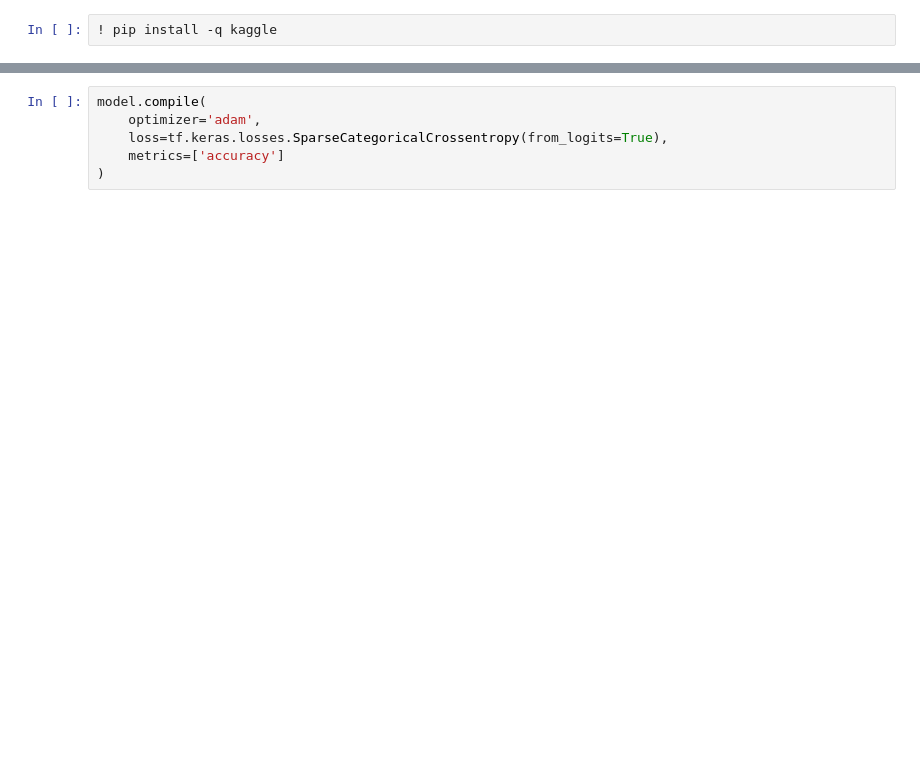
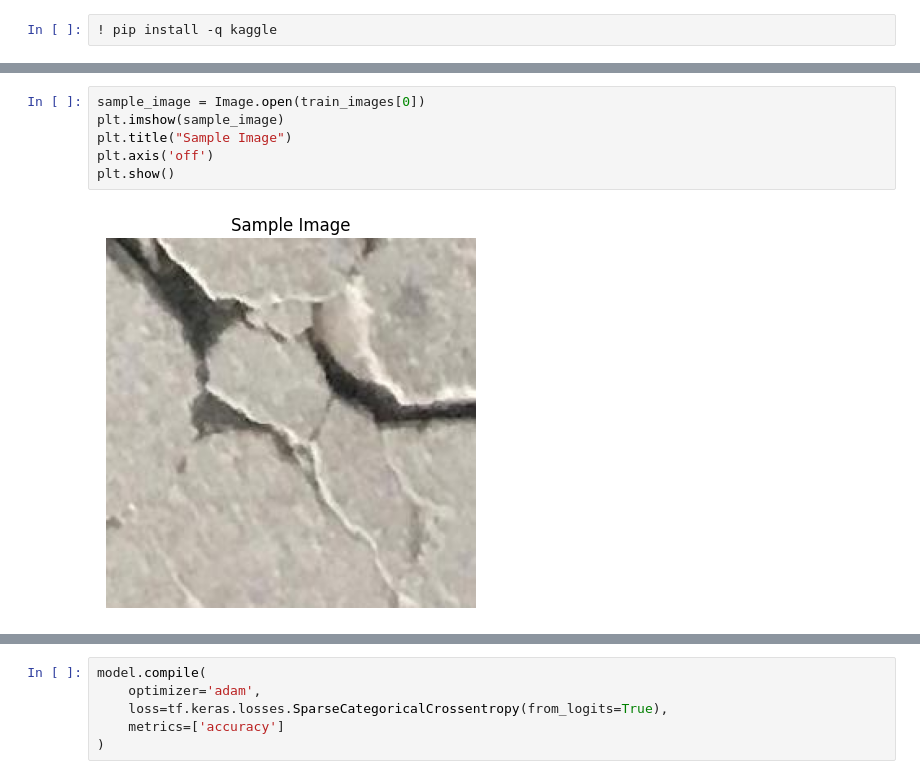
Before and after one commit to alyilmaz99/surface_crack_cnn_detect, a Jupyter notebook: surface_crack_cnn_detect.ipynb, the cells around one changed output, grey strips where cells are left out. Drawn from its saved outputs; the diff is of its cells as text; blank space fills up the shorter version.

```diff
--- a/surface_crack_cnn_detect.ipynb
+++ b/surface_crack_cnn_detect.ipynb
@@ -60,2 +67,10 @@ x_train, y_train = shuffle(x_train, y_train, random_state=42)
 early_stopping = keras.callbacks.EarlyStopping(monitor='val_loss', patience=10)
+# %%
+sample_image = Image.open(train_images[0])
+plt.imshow(sample_image)
+plt.title("Sample Image")
+plt.axis('off')
+plt.show()
+# %% [output]
+[figure, added]
 # %%
```
Also changed, not shown: parts of 14 cells of this notebook.
